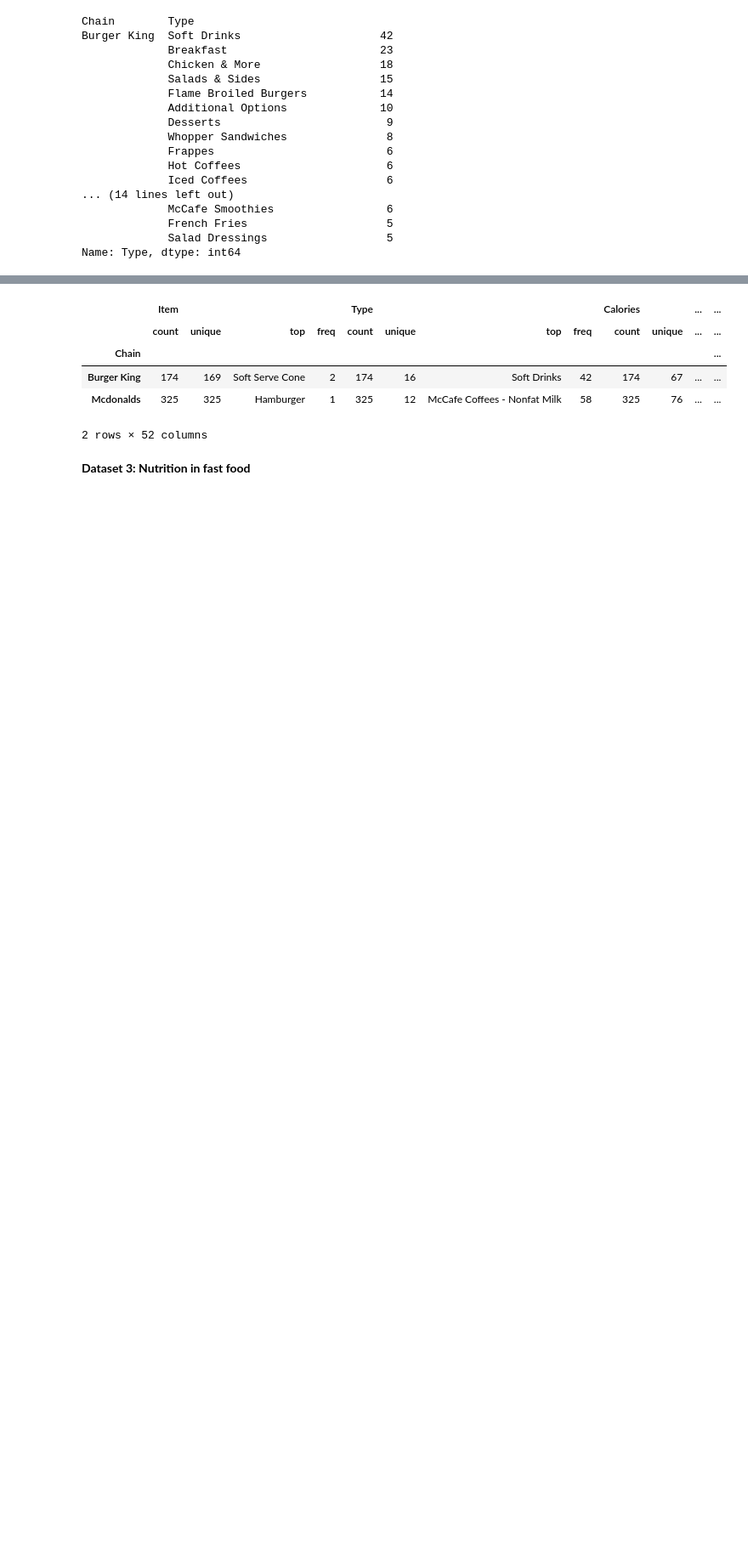
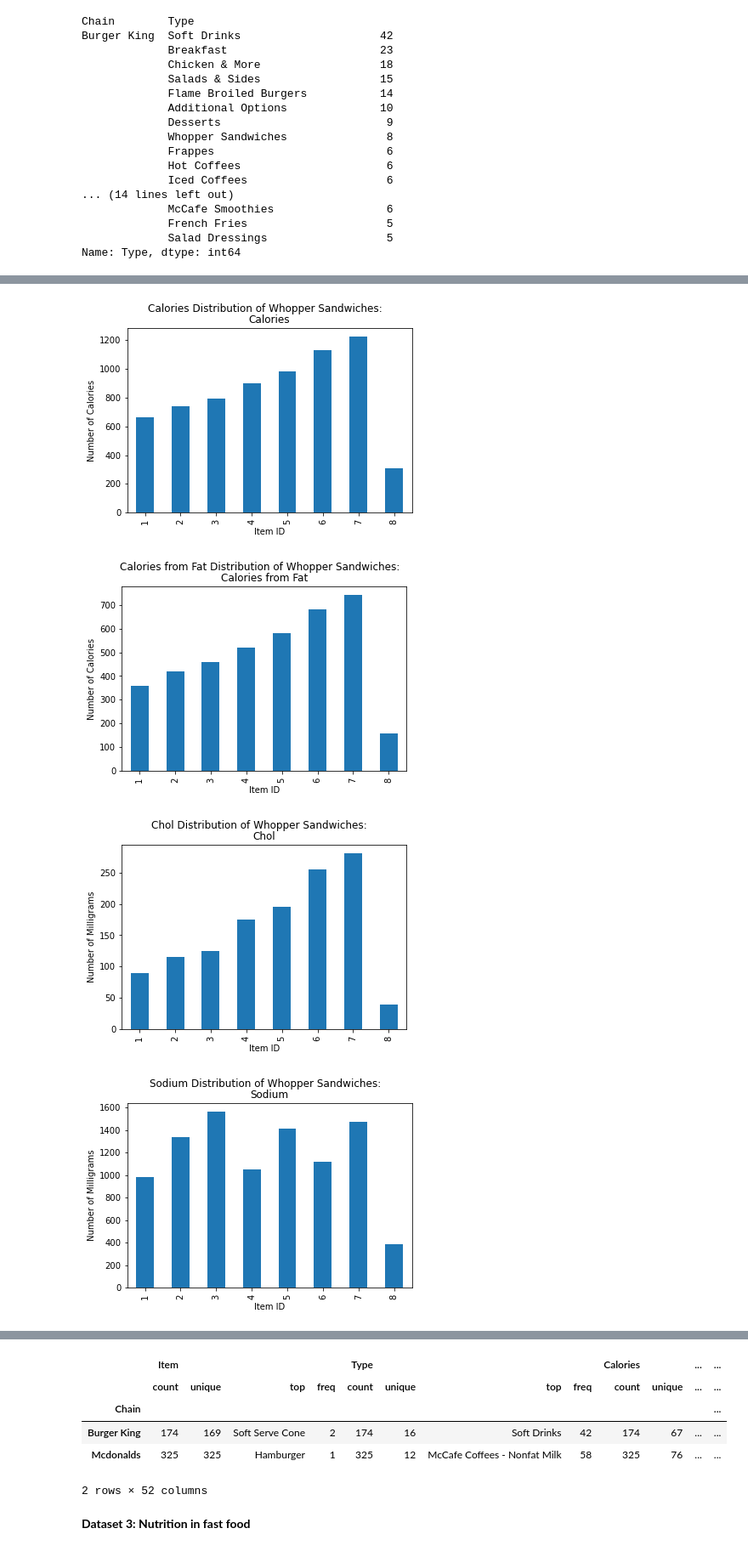
Before and after one commit to Voltflare/cs7394-comicsansonly, a Jupyter notebook: Project 2/Project02.ipynb, the cells around one changed output, grey strips where cells are left out. Shown at 85% size. Cells and saved outputs as stored; diff of their text form; code cells hidden in the pictures; blank space fills up the shorter version.

```diff
--- a/Project 2/Project02.ipynb
+++ b/Project 2/Project02.ipynb
@@ -653,0 +661,20 @@ KeyError: 'Whopper Sandwiches'
+# %%
+for category in categories:
+    for value in nutritional_values:
+        plt.figure()
+        plotTitle = value + " Distribution of " + category + ":"
+        plt.xlabel("Item ID")
+        if (value == "Calories" or value == "Calories from Fat"):
+            plt.ylabel("Number of Calories")
+        elif (value == "Sodium" or value == "Chol"):
+            plt.ylabel("Number of Milligrams")
+        else:
+            plt.ylabel("Number of Grams")
+        pd.to_numeric(nutrition_mcd_bk[nutrition_mcd_bk['Type'] == category][value]).plot(kind='bar',
+                                                                               title=plotTitle,
+                                                                               subplots=True);
+# %% [output]
+[figure, added]
+[figure, added]
+[figure, added]
+[figure, added]
```
Also changed, not shown: parts of 13 cells of this notebook.
